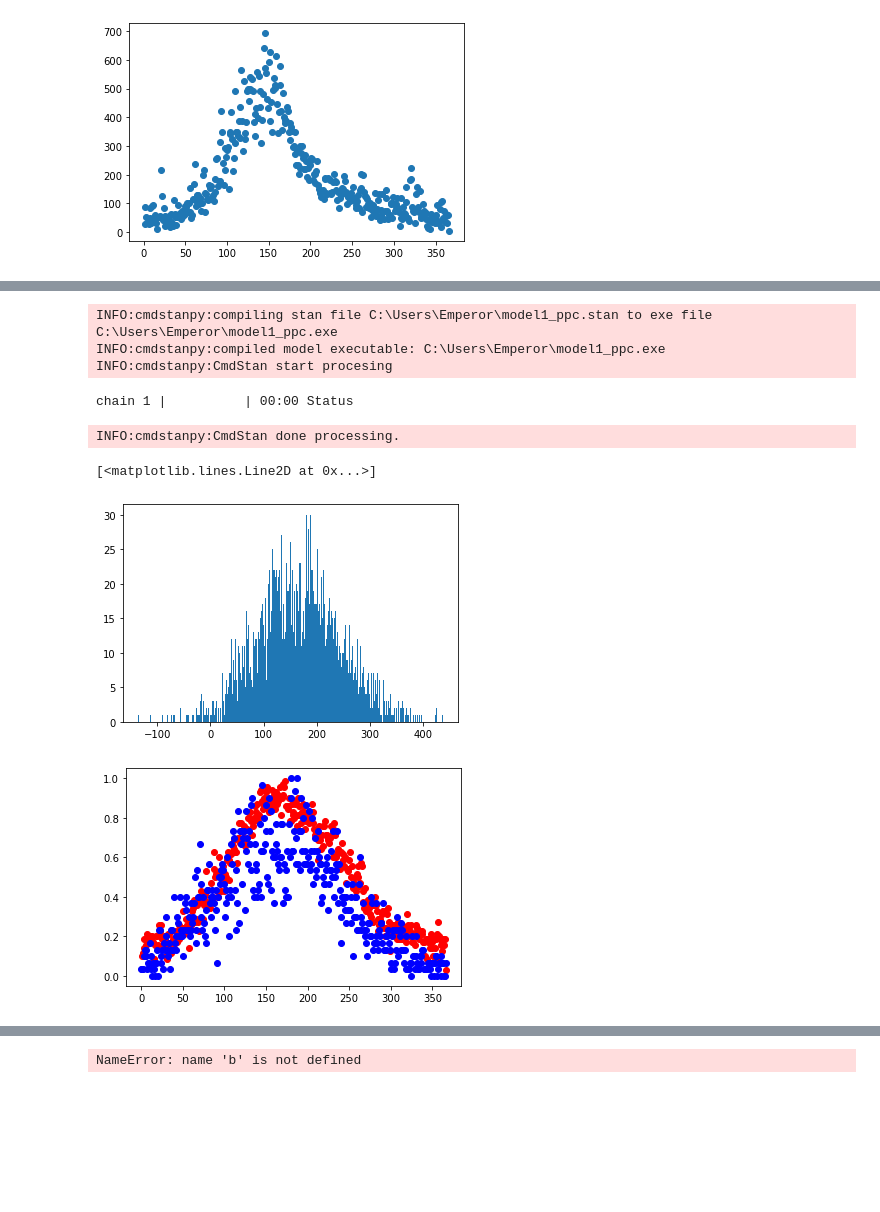
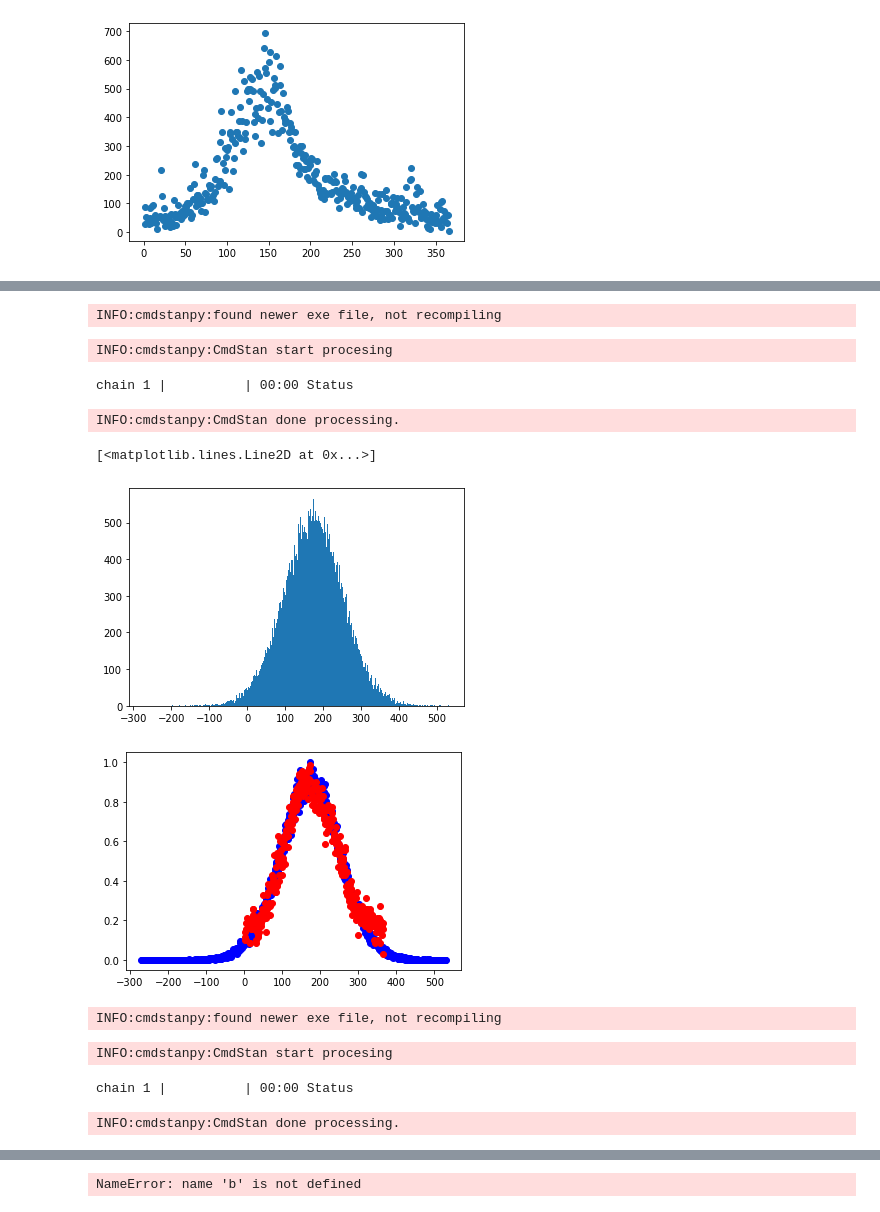
Before and after one commit to mck1303/DA_Project, a Jupyter notebook: DA.ipynb, the cells around one changed output, grey strips where cells are left out. Saved outputs shown, nothing was run; the diff lists cells and outputs as text; code cells hidden in the pictures; blank space fills up the shorter version.

```diff
--- a/DA.ipynb
+++ b/DA.ipynb
@@ -60,10 +60,4 @@ plt.plot(x,days/70,'o')
 # %%
 model1_ppc=CmdStanModel(stan_file='model1_ppc.stan')
-
-m1=model1_ppc.sample(iter_sampling=4000,chains=1)
 # %% [output]
-INFO:cmdstanpy:compiling stan file C:\Users\Emperor\model1_ppc.stan to exe file C:\Users\Emperor\model1_ppc.exe
-INFO:cmdstanpy:compiled model executable: C:\Users\Emperor\model1_ppc.exe
-INFO:cmdstanpy:CmdStan start procesing
+INFO:cmdstanpy:found newer exe file, not recompiling
-chain 1 |          | 00:00 Status
-INFO:cmdstanpy:CmdStan done processing.
@@ -74,27 +64,6 @@ prob1=m1.stan_variable('prob')
-# %%
-x1=np.linspace(0,200,201)
-mini=1000
-maxi=0
-for i in prob1:
-    if i<mini:
-        mini=i
-    if i>maxi:
-        maxi=i
-bins=int(abs(maxi-mini))
-u=plt.hist(prob1,bins=bins)
-plt.figure()
-plt.plot(x,days/70,'ro')
-
-xm=0
-xx=0
-
-for i in range(len(u[1])):
-    if xm==0 and u[1][i]>=0:
-        xm=i
-    if xx==0 and u[1][i]>=366:
-        xx=i
-plt.plot(u[1][xm:xx],u[0][xm:xx]/max(u[0]),'bo')
-# %% [output]
-[<matplotlib.lines.Line2D at 0x...>]
-[figure, removed]
-[figure, removed]
+# %%
+m1=model1_ppc.sample(iter_sampling=100000,chains=1)
+# %% [output]
+INFO:cmdstanpy:CmdStan start procesing
+chain 1 |          | 00:00 Status
+INFO:cmdstanpy:CmdStan done processing.
@@ -100,0 +74,32 @@ plt.plot(u[1][xm:xx],u[0][xm:xx]/max(u[0]),'bo')
+# %%
+mini=1000
+maxi=0
+for i in prob1:
+    if i<mini:
+        mini=i
+    if i>maxi:
+        maxi=i
+bins=int(abs(maxi-mini))
+u=plt.hist(prob1,bins=bins)
+
+plt.figure()
+plt.plot(u[1][:-1],u[0]/max(u[0]),'bo')
+plt.plot(x,days/70,'ro')
+# %% [output]
+[<matplotlib.lines.Line2D at 0x...>]
+[figure, added]
+[figure, added]
+# %%
+model1_fit=CmdStanModel(stan_file='model1_fit.stan')
+# %% [output]
+INFO:cmdstanpy:found newer exe file, not recompiling
+# %%
+y=np.linspace(1,366,366)
+for i in range(len(y)):
+    y[i]=days[i]
+data=dict(N=len(x),probs=x)
+m2=model1_fit.sample(data=data,iter_sampling=100000,chains=1)
+# %% [output]
+INFO:cmdstanpy:CmdStan start procesing
+chain 1 |          | 00:00 Status
+INFO:cmdstanpy:CmdStan done processing.
```
Also changed, not shown: parts of 7 cells of this notebook, 2 other files.
